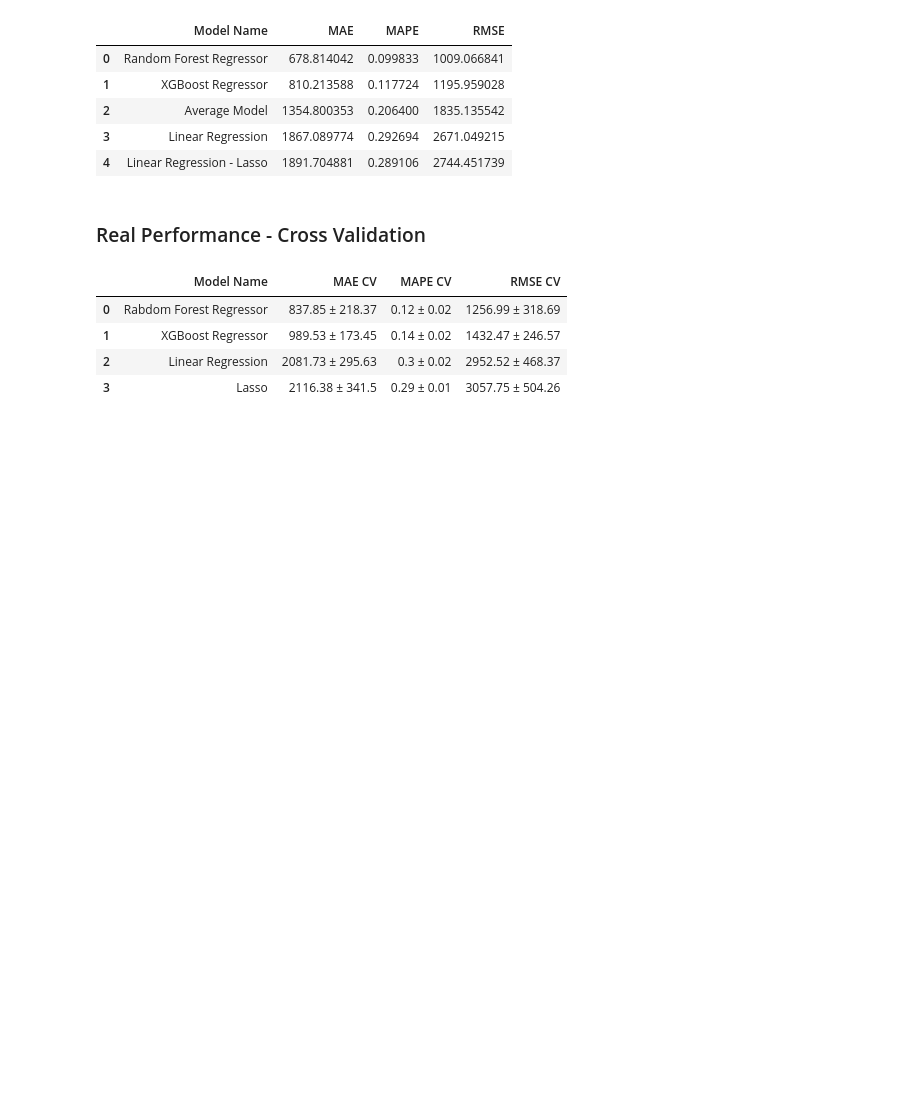
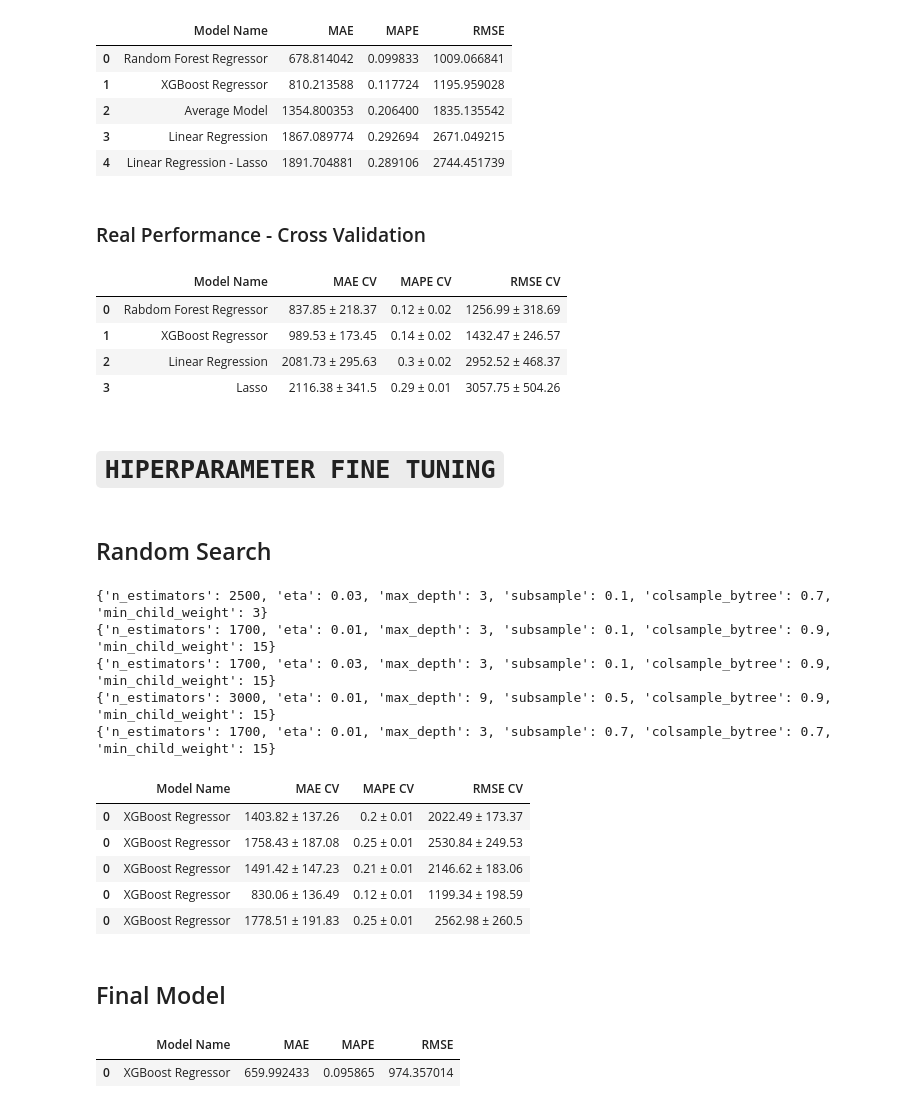
Before and after one commit to phfreitass/rossaman-sales-forecast, a Jupyter notebook: notebooks/1.0.ph_rossmann_store_sales.ipynb, the cells around one changed output. Drawn from its saved outputs; the diff is of its cells as text; code cells hidden in the pictures; blank space fills up the shorter version.

Commit message:
hyperparameter fine tuning

```diff
--- a/notebooks/1.0.ph_rossmann_store_sales.ipynb
+++ b/notebooks/1.0.ph_rossmann_store_sales.ipynb
@@ -1830,3 +1832,54 @@ modelling_results_cv.sort_values('RMSE CV').reset_index(drop=True)
 | 1 | XGBoost Regressor | 989.53 ± 173.45 | 0.14 ± 0.02 | 1432.47 ± 246.57 |
 | 2 | Linear Regression | 2081.73 ± 295.63 | 0.3 ± 0.02 | 2952.52 ± 468.37 |
 | 3 | Lasso | 2116.38 ± 341.5 | 0.29 ± 0.01 | 3057.75 ± 504.26 |
+# %% [markdown]
+# `HIPERPARAMETER FINE TUNING`
+# %% [markdown]
+## Random Search
+# %%
+param = {
+    'n_estimators': [1500, 1700, 2500, 3000, 3500],  # Número de árvores no modelo, com valores altos para permitir maior complexidade e busca refinada.
+    'eta': [0.01, 0.03],  # Taxa de aprendizado (learning rate), com valores baixos para ajuste fino dos pesos ao longo das iterações.
+    'max_depth': [3, 5, 9],  # Profundidade máxima das árvores, com variação para controlar o balanceamento entre underfitting e overfitting.
+    'subsample': [0.1, 0.5, 0.7],  # Proporção dos dados de treinamento usada em cada árvore, para evitar overfitting.
+    'colsample_bytree': [0.3, 0.7, 0.9],  # Fração de variáveis selecionadas aleatoriamente para cada árvore, ajudando a controlar a variância.
+    'min_child_weight': [3, 8, 15]  # Peso mínimo necessário em uma folha para criar um novo nó, regulando a complexidade da árvore.
+}
+
+MAX_EVAL = 5  # Limita o número de avaliações que serão feitas durante a busca dos hiperparâmetros.
+# %%
+final_result = pd.DataFrame()  # Inicializa um DataFrame vazio para armazenar os resultados de cada avaliação de hiperparâmetros.
+
+for i in range(MAX_EVAL):  # Loop para executar um número limitado de avaliações com diferentes combinações de hiperparâmetros.
+    # Escolha dos valores dos hiperparâmetros aleatoriamente
+    hp = {k: random.sample(v, 1)[0] for k, v in param.items()}  # Seleciona um valor aleatório de cada lista de hiperparâmetros.
+    print(hp)  # Exibe os hiperparâmetros escolhidos para cada iteração.
+
+    # Modelo
+    model_xgb = xgb.XGBRegressor(objective='reg:squarederror',  # Define a função de erro como erro quadrático.
+                                 n_estimators=hp['n_estimators'],  # Número de árvores (n_estimators) escolhido aleatoriamente.
+                                 eta=hp['eta'],  # Taxa de aprendizado selecionada.
+                                 max_depth=hp['max_depth'],  # Profundidade máxima das árvores.
+                                 subsample=hp['subsample'],  # Proporção de amostras usadas em cada árvore.
+                                 colsample_bytree=hp['colsample_bytree'],  # Proporção de variáveis usadas para construção das árvores.
+                                 min_child_weight=hp['min_child_weight'])  # Peso mínimo necessário para divisão dos nós.
+
+    # Performance
+    result = cross_validation(x_training, 5, 'XGBoost Regressor', model_xgb, verbose=False)  # Realiza a validação cruzada com 5 folds, avaliando o modelo em diferentes subconjuntos dos dados.
+    final_result = pd.concat([final_result, result])  # Concatena o resultado da validação ao DataFrame final.
+
+final_result  # Exibe o DataFrame com os resultados de todas as avaliações.
+# %% [output]
+{'n_estimators': 2500, 'eta': 0.03, 'max_depth': 3, 'subsample': 0.1, 'colsample_bytree': 0.7, 'min_child_weight': 3}
+{'n_estimators': 1700, 'eta': 0.01, 'max_depth': 3, 'subsample': 0.1, 'colsample_bytree': 0.9, 'min_child_weight': 15}
+{'n_estimators': 1700, 'eta': 0.03, 'max_depth': 3, 'subsample': 0.1, 'colsample_bytree': 0.9, 'min_child_weight': 15}
+{'n_estimators': 3000, 'eta': 0.01, 'max_depth': 9, 'subsample': 0.5, 'colsample_bytree': 0.9, 'min_child_weight': 15}
+{'n_estimators': 1700, 'eta': 0.01, 'max_depth': 3, 'subsample': 0.7, 'colsample_bytree': 0.7, 'min_child_weight': 15}
+|  | Model Name | MAE CV | MAPE CV | RMSE CV |
+| 0 | XGBoost Regressor | 1403.82 ± 137.26 | 0.2 ± 0.01 | 2022.49 ± 173.37 |
+| 0 | XGBoost Regressor | 1758.43 ± 187.08 | 0.25 ± 0.01 | 2530.84 ± 249.53 |
+| 0 | XGBoost Regressor | 1491.42 ± 147.23 | 0.21 ± 0.01 | 2146.62 ± 183.06 |
+| 0 | XGBoost Regressor | 830.06 ± 136.49 | 0.12 ± 0.01 | 1199.34 ± 198.59 |
+| 0 | XGBoost Regressor | 1778.51 ± 191.83 | 0.25 ± 0.01 | 2562.98 ± 260.5 |
+# %% [markdown]
+## Final Model
@@ -1832,0 +1895,19 @@ modelling_results_cv.sort_values('RMSE CV').reset_index(drop=True)
+# %%
+# model
+model_xgb_tuned = xgb.XGBRegressor(objective='reg:squarederror',
+                                n_estimators=param_tuned['n_estimators'],
+                                eta=param_tuned['eta'],
+                                max_depth=param_tuned['max_depth'],
+                                subsample=param_tuned['subsample'],
+                                colsample_bytree=param_tuned['colsample_bytree'],
+                                min_child_weight=param_tuned['min_child_weight'] ).fit(x_train, y_train)
+
+# prediction
+yhat_xgb_tuned = model_xgb_tuned.predict(x_test)
+
+# performance
+xgb_result_tuned = ml_error('XGBoost Regressor', np.expm1(y_test), np.expm1(yhat_xgb_tuned))
+xgb_result_tuned
+# %% [output]
+|  | Model Name | MAE | MAPE | RMSE |
+| 0 | XGBoost Regressor | 659.992433 | 0.095865 | 974.357014 |
```
Also changed, not shown: parts of 5 cells of this notebook, 1 other file.
